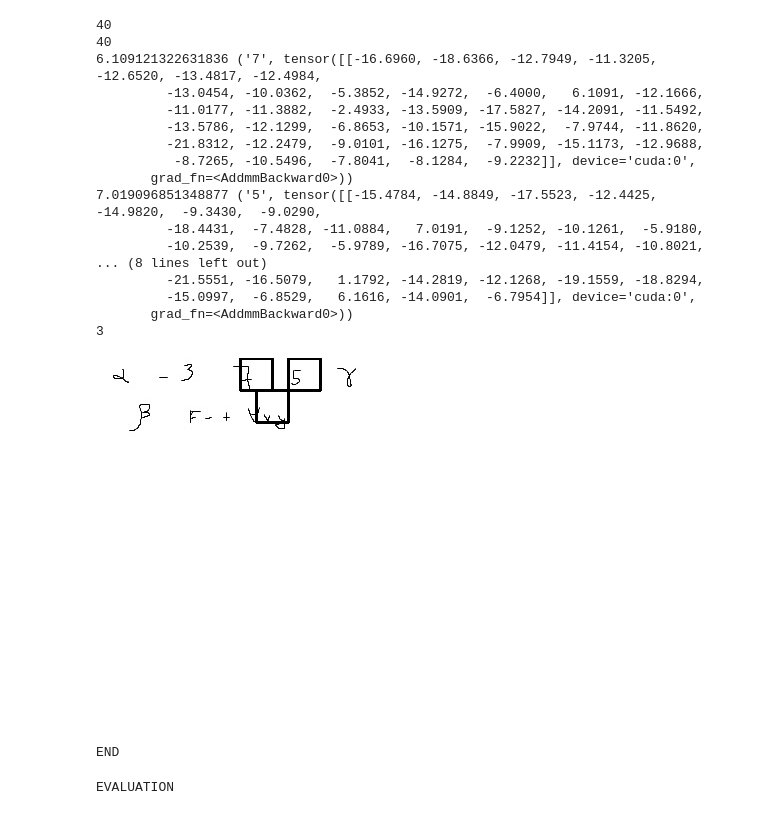
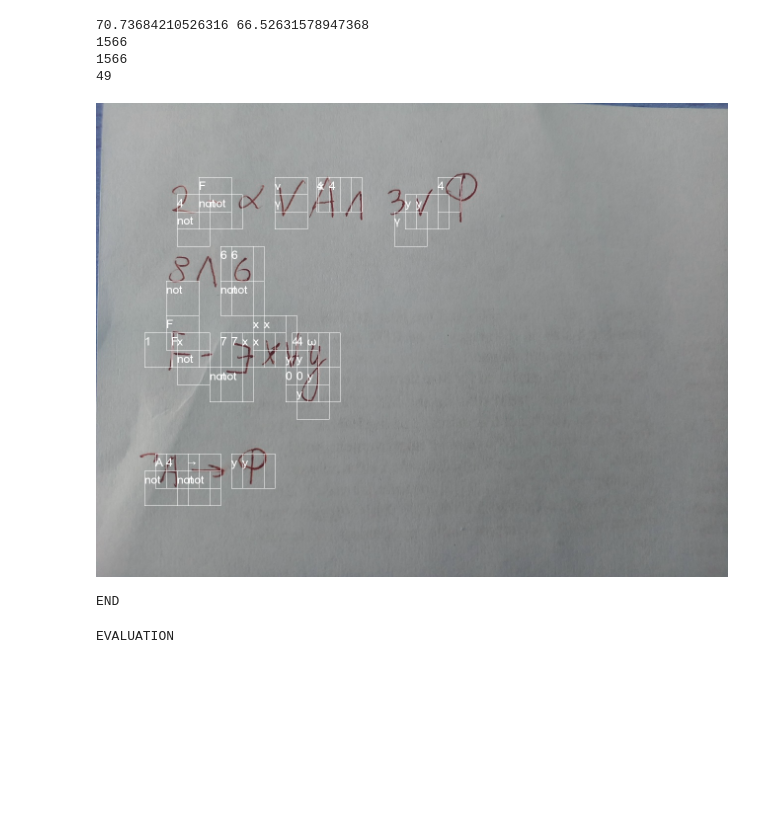
Before and after one commit to sawwere/Math_recognition, a Jupyter notebook: sliding_window_Residium.ipynb, the cells around one changed output. Saved outputs shown, nothing was run; the diff lists cells and outputs as text; code cells hidden in the pictures; blank space fills up the shorter version.

```diff
--- a/sliding_window_Residium.ipynb
+++ b/sliding_window_Residium.ipynb
@@ -19,7 +21,9 @@ import models.MathNet56 as mnt56
 # %%
 IMAGE_SIZE = 56
-MODEL_PATH = 'models\mathnet'+str(IMAGE_SIZE)+'\mathnet.ml'
+
 NUM_CLASSES = mnt.NUM_CLASSES
+factory = MathNetFactory()
+factory.SetModel(IMAGE_SIZE)
 # %%
 #CUDA_LAUNCH_BLOCKING=1
 torch.cuda.empty_cache()
@@ -237,36 +98,22 @@ class SlidingWindowObjectDetection():
 kwargs = dict(
     PYR_SCALE=1.25,
     WIN_STEP=16,
-    ROI_SIZE=(0, 0),
+    ROI_SIZE=(10, 10),
     INPUT_SIZE=(32, 32),
     VISUALIZE=True,
-    MIN_CONF=1.45,
-    VIZ_ROIS=False
+    MIN_CONF=3.05,
+    IMAGE_SIZE=IMAGE_SIZE
 )
 # %%
-sw = SlidingWindowObjectDetection(MODEL_PATH, kwargs)
-IMAGE_NAME = 'TEST//5.jpg'
+sw = SlidingWindow(factory.LoadModel(), kwargs)
+IMAGE_NAME = 'TEST//real5.jpg'
 image = cv2.imread(IMAGE_NAME)
-img_grey = cv2.cvtColor(image,cv2.COLOR_BGR2GRAY)
-sw(img_grey)
+sw(image)
 print('END')
 # %% [output]
-40
-40
-6.109121322631836 ('7', tensor([[-16.6960, -18.6366, -12.7949, -11.3205, -12.6520, -13.4817, -12.4984,
-         -13.0454, -10.0362,  -5.3852, -14.9272,  -6.4000,   6.1091, -12.1666,
-         -11.0177, -11.3882,  -2.4933, -13.5909, -17.5827, -14.2091, -11.5492,
-         -13.5786, -12.1299,  -6.8653, -10.1571, -15.9022,  -7.9744, -11.8620,
-         -21.8312, -12.2479,  -9.0101, -16.1275,  -7.9909, -15.1173, -12.9688,
-          -8.7265, -10.5496,  -7.8041,  -8.1284,  -9.2232]], device='cuda:0',
-       grad_fn=<AddmmBackward0>))
-7.019096851348877 ('5', tensor([[-15.4784, -14.8849, -17.5523, -12.4425, -14.9820,  -9.3430,  -9.0290,
-         -18.4431,  -7.4828, -11.0884,   7.0191,  -9.1252, -10.1261,  -5.9180,
-         -10.2539,  -9.7262,  -5.9789, -16.7075, -12.0479, -11.4154, -10.8021,
-... (8 lines left out)
-         -21.5551, -16.5079,   1.1792, -14.2819, -12.1268, -19.1559, -18.8294,
-         -15.0997,  -6.8529,   6.1616, -14.0901,  -6.7954]], device='cuda:0',
-       grad_fn=<AddmmBackward0>))
-3
+70.73684210526316 66.52631578947368
+1566
+1566
+49
-[figure, old version]
+[figure, new version]
 END
```
Also changed, not shown: parts of 8 cells of this notebook, 6 other files.
